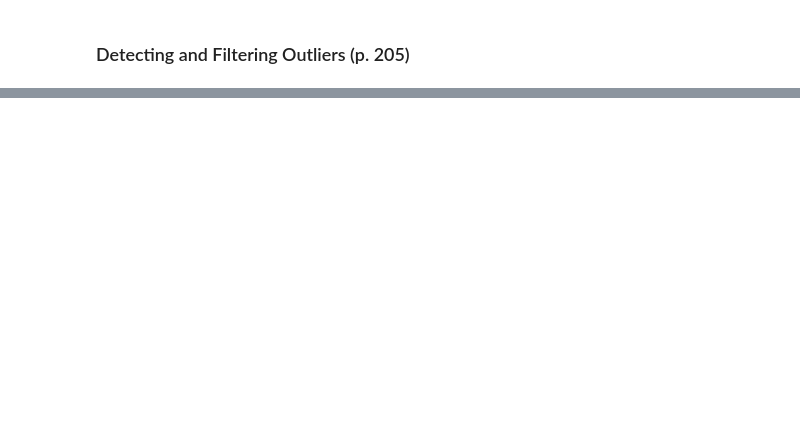
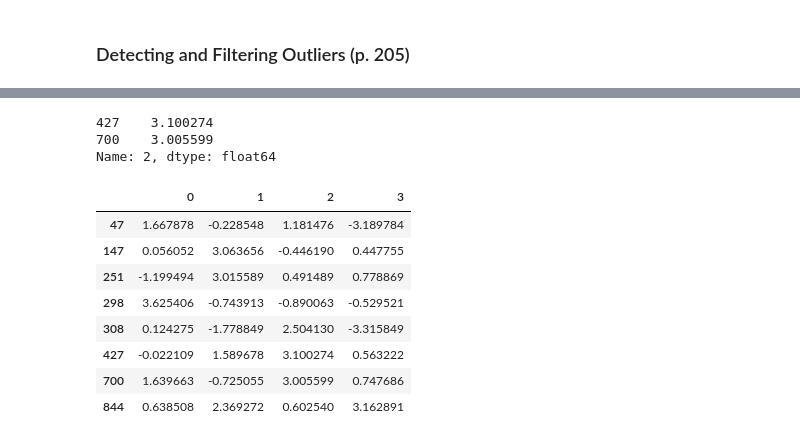
Before and after one commit to ZCW-Data1dot2/data-wrangling-pandas-leegivhan, a Jupyter notebook: Chapter7WorkAlong.ipynb, the cells around one changed output, grey strips where cells are left out. Saved outputs shown, nothing was run; the diff lists cells and outputs as text; code cells hidden in the pictures; blank space fills up the shorter version.

```diff
--- a/Chapter7WorkAlong.ipynb
+++ b/Chapter7WorkAlong.ipynb
@@ -551,0 +554,18 @@ data.describe()
+# %%
+col[np.abs(col) > 3]
+# %% [output]
+427    3.100274
+700    3.005599
+Name: 2, dtype: float64
+# %%
+data[(np.abs(data) > 3).any(1)]
+# %% [output]
+|  | 0 | 1 | 2 | 3 |
+| 47 | 1.667878 | -0.228548 | 1.181476 | -3.189784 |
+| 147 | 0.056052 | 3.063656 | -0.446190 | 0.447755 |
+| 251 | -1.199494 | 3.015589 | 0.491489 | 0.778869 |
+| 298 | 3.625406 | -0.743913 | -0.890063 | -0.529521 |
+| 308 | 0.124275 | -1.778849 | 2.504130 | -3.315849 |
+| 427 | -0.022109 | 1.589678 | 3.100274 | 0.563222 |
+| 700 | 1.639663 | -0.725055 | 3.005599 | 0.747686 |
+| 844 | 0.638508 | 2.369272 | 0.602540 | 3.162891 |
```
Also changed, not shown: parts of 51 cells of this notebook.
